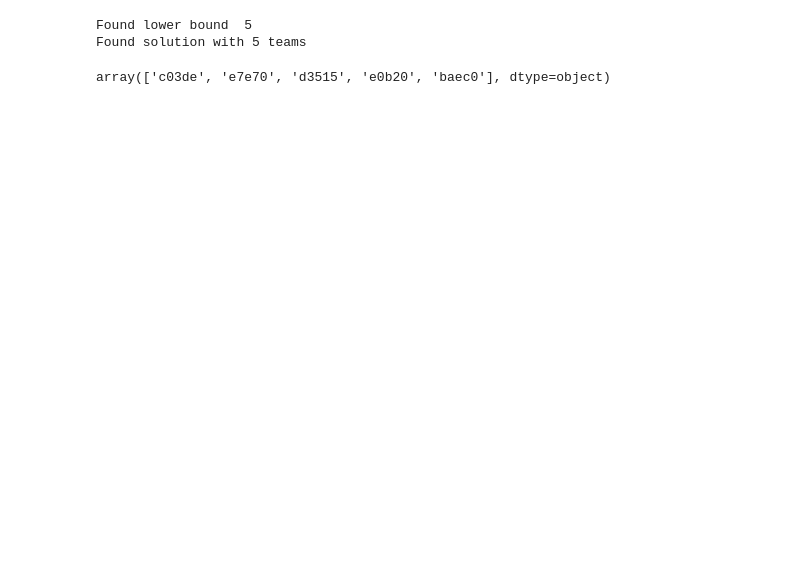
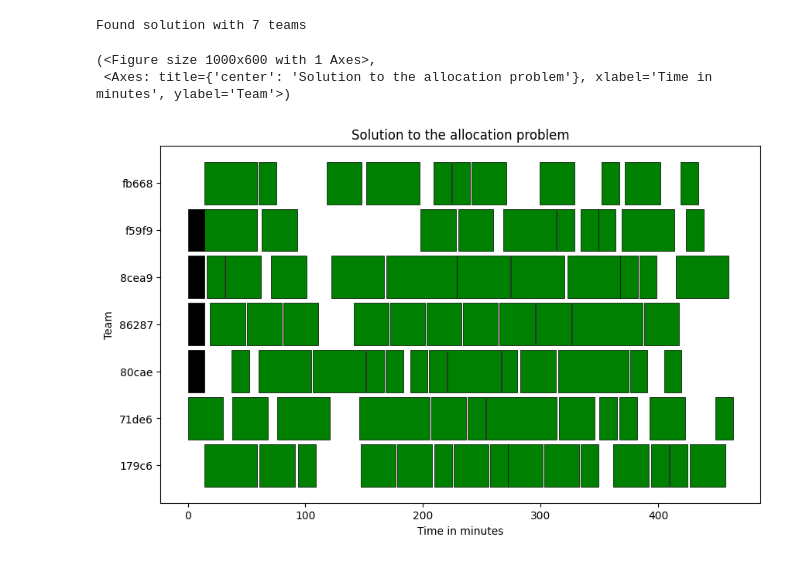
Before and after one commit to g-poveda/Explainable-Workforce-Scheduling, a Jupyter notebook: example_solve.ipynb, the cells around one changed output. Saved outputs shown, nothing was run; the diff lists cells and outputs as text; code cells hidden in the pictures; blank space fills up the shorter version.

```diff
--- a/example_solve.ipynb
+++ b/example_solve.ipynb
@@ -5,18 +41,15 @@ from utils import read_instance
 # %%
-instance = f"data/anon_jsons/instance_{7}.json"
-
-tasks, calendars, same_allocation = read_instance(instance)
-model = SchedulingModel(tasks, calendars, same_allocation)
+model = AllocationModel(tasks, calendars, same_allocation)
 model.minimize(model.get_nb_teams_objective())
 
-lb = model.get_lower_bound(add_to_model=True)
-print("Found lower bound ", lb)
-model.solve(time_limit=1)
+model.solve()
+
 print(f"Found solution with {model.objective_value()} teams")
 # %% [output]
-Found lower bound  5
-Found solution with 5 teams
+Found solution with 7 teams
-# %%
-model.get_solution().assigned_team.unique()
-# %% [output]
-array(['c03de', 'e7e70', 'd3515', 'e0b20', 'baec0'], dtype=object)
+# %%
+model.visualize_solution()
+# %% [output]
+(<Figure size 1000x600 with 1 Axes>,
+ <Axes: title={'center': 'Solution to the allocation problem'}, xlabel='Time in minutes', ylabel='Team'>)
+[figure, added]
```
Also changed, not shown: parts of 17 cells of this notebook, 2 other files.
